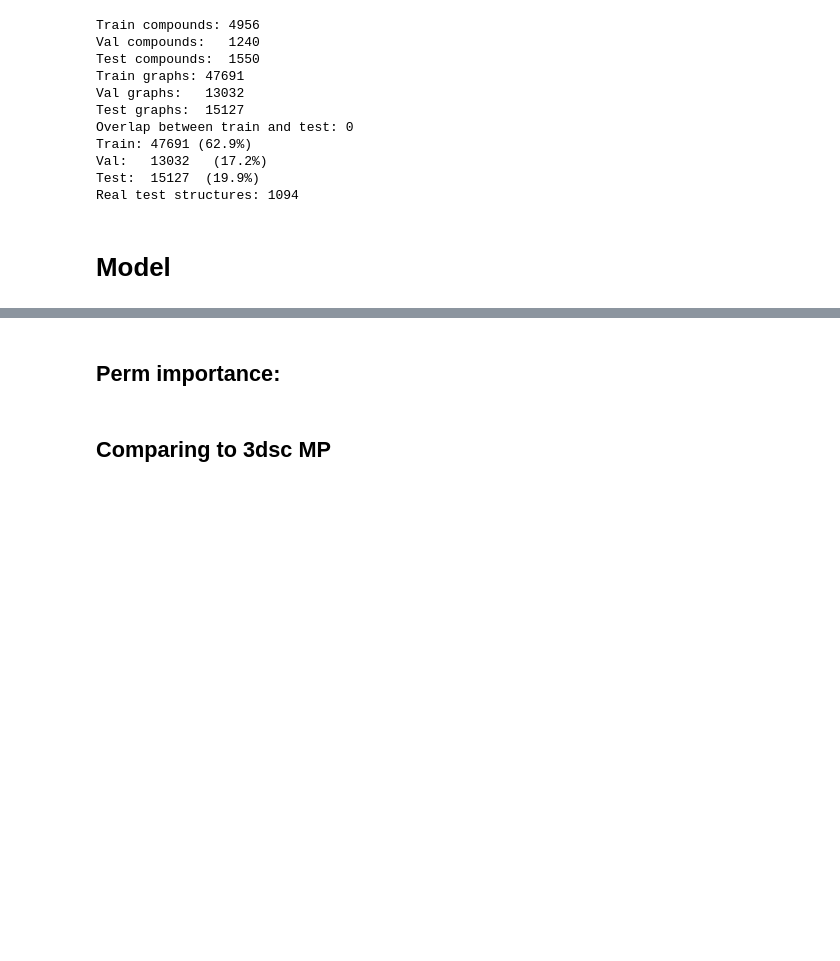
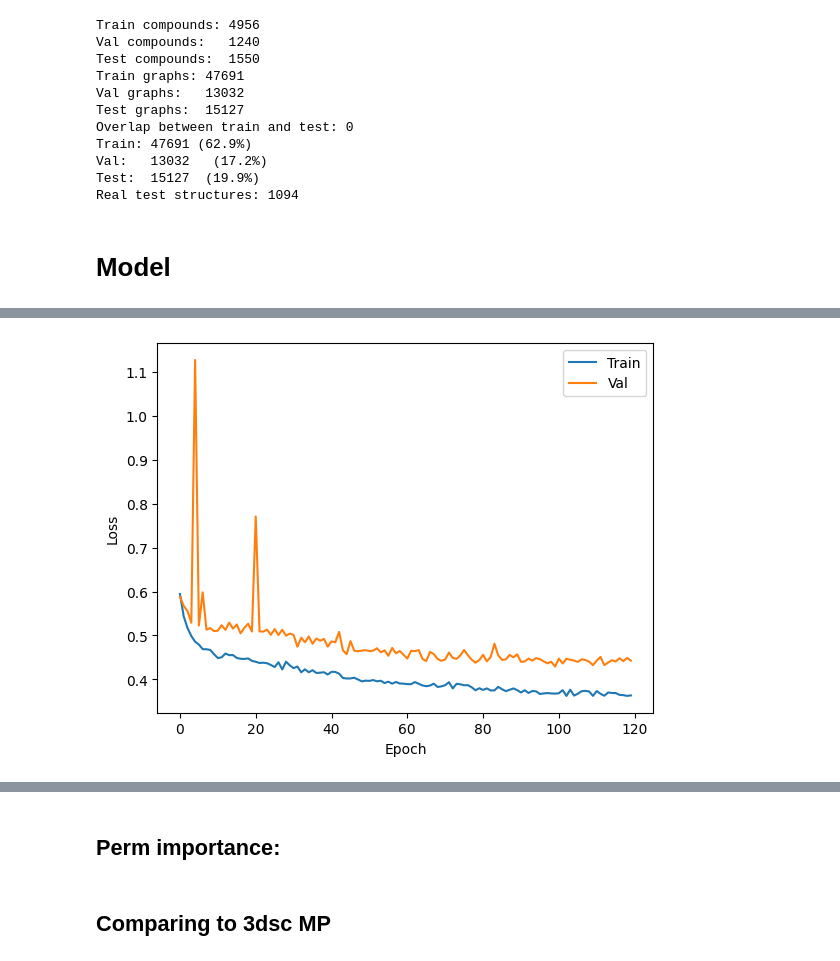
Before and after one commit to SSBNS/ML_Personal_git, a Jupyter notebook: 3DSC_looker_classifier_colab_ICSD.ipynb, the cells around one changed output, grey strips where cells are left out. Cells and saved outputs as stored; diff of their text form; code cells hidden in the pictures; blank space fills up the shorter version.

```diff
--- a/3DSC_looker_classifier_colab_ICSD.ipynb
+++ b/3DSC_looker_classifier_colab_ICSD.ipynb
@@ -1127,0 +1215,97 @@ Early stopping at epoch 175
+# %%
+# ── Model / optimiser / scheduler (unchanged) ────────────────────────────────
+train_loader = DataLoader(train_graphs, batch_size=32, shuffle=True)
+val_loader  = DataLoader(val_graphs,  batch_size=32, shuffle=False)
+test_loader = DataLoader(test_graphs, batch_size=32, shuffle=False)
+real_test_loader = DataLoader(real_test_graphs, batch_size=32, shuffle=False)
+
+
+device = torch.device('cuda' if torch.cuda.is_available() else 'cpu')
+node_features = train_graphs[0].x.shape[1]
+pos_weight = torch.tensor([1.0]).to(device) # For weighted sampling
+
+cgcnn_c_v1 = CGCNN(
+    node_features=node_features, edge_features=40,
+    hidden_dim=32, num_conv_layers=3, dropout=0.4
+).to(device)
+
+criterion  = nn.BCEWithLogitsLoss(pos_weight=pos_weight, reduction='none')
+optimizer  = torch.optim.Adam(cgcnn_c_v1.parameters(), lr=1e-3)
+scheduler  = torch.optim.lr_scheduler.ReduceLROnPlateau(
+    optimizer, mode='min', factor=0.5, patience=10
+)
+
+# ── Resume if a checkpoint exists ────────────────────────────────────────────
+
+import os
+
+start_epoch, train_losses, val_losses, best_val_loss, patience_counter = \
+    load_checkpoint(cgcnn_c_v1, optimizer, scheduler)
+
+patience = 20
+epochs   = 200
+
+# ── Training loop ─────────────────────────────────────────────────────────────
+
+for epoch in range(start_epoch, epochs):
+    # Train
+    cgcnn_c_v1.train()
+    total_loss = 0
+    for batch in train_loader:
+        batch            = batch.to(device)
+        optimizer.zero_grad()
+        pred             = cgcnn_c_v1(batch).squeeze(-1)
+        loss_per_sample  = criterion(pred, batch.y.view(-1).float())
+        weights          = batch.weight.view(-1).to(device)
+        weights          = weights / weights.sum() * len(weights)
+        loss             = (loss_per_sample * weights).mean()
+        loss.backward()
+        optimizer.step()
+        total_loss      += loss.item()
+
+    train_loss = total_loss / len(train_loader)
+
+    # Validate
+    cgcnn_c_v1.eval()
+    total_val_loss = 0
+    with torch.no_grad():
+        for batch in val_loader:
+            batch          = batch.to(device)
+            pred           = cgcnn_c_v1(batch).squeeze(-1)
+            loss           = criterion(pred, batch.y.view(-1).float()).mean()
+            total_val_loss += loss.item()
+
+    val_loss = total_val_loss / len(val_loader)
+
+    train_losses.append(train_loss)
+    val_losses.append(val_loss)
+    scheduler.step(val_loss)
+
+    # ── Best model + early stopping ───────────────────────────────────────
+    if val_loss < best_val_loss:
+        best_val_loss   = val_loss
+        patience_counter = 0
+        torch.save(cgcnn_c_v1.state_dict(), BEST_MODEL_PATH)
+    else:
+        patience_counter += 1
+
+    if patience_counter >= patience:
+        print(f"Early stopping at epoch {epoch}")
+        save_checkpoint(epoch, cgcnn_c_v1, optimizer, scheduler,
+                        train_losses, val_losses, best_val_loss, patience_counter)
+        break
+
+    # ── Periodic checkpoint (every 10 epochs) ────────────────────────────
+    if epoch % 10 == 0:
+        print(f"Epoch {epoch:3d} | Train Loss: {train_loss:.4f} | Val Loss: {val_loss:.4f}")
+        save_checkpoint(epoch, cgcnn_c_v1, optimizer, scheduler,
+                        train_losses, val_losses, best_val_loss, patience_counter)
+
+# ── Loss curve ────────────────────────────────────────────────────────────────
+
+plt.plot(train_losses, label='Train')
+plt.plot(val_losses,   label='Val')
+plt.xlabel('Epoch'); plt.ylabel('Loss'); plt.legend()
+plt.savefig('/content/ML_Personal_git/figs/' + run_name + '_loss.png')
+plt.show()
+# %% [output]
@@ -1127,0 +1321 @@ Early stopping at epoch 175
+[figure, added]
```
Also changed, not shown: parts of 28 cells of this notebook.
